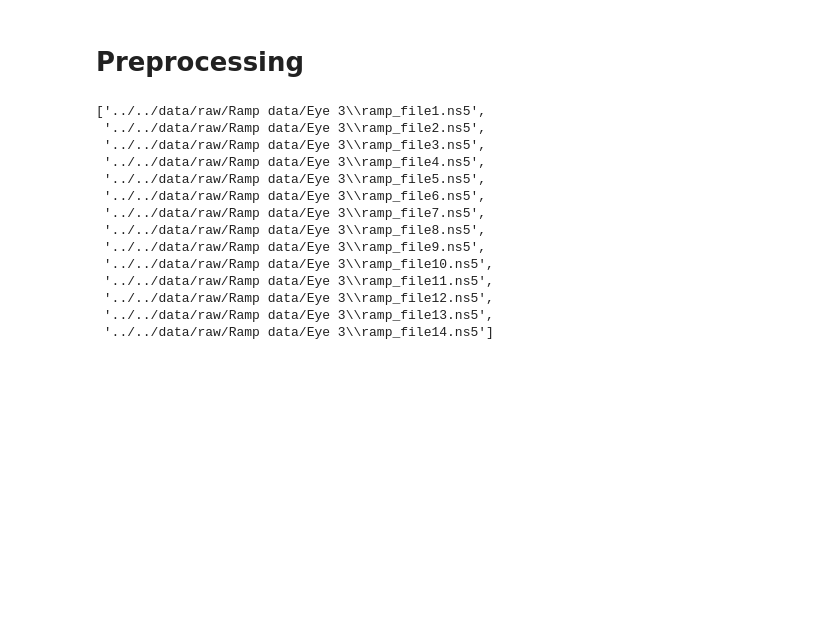
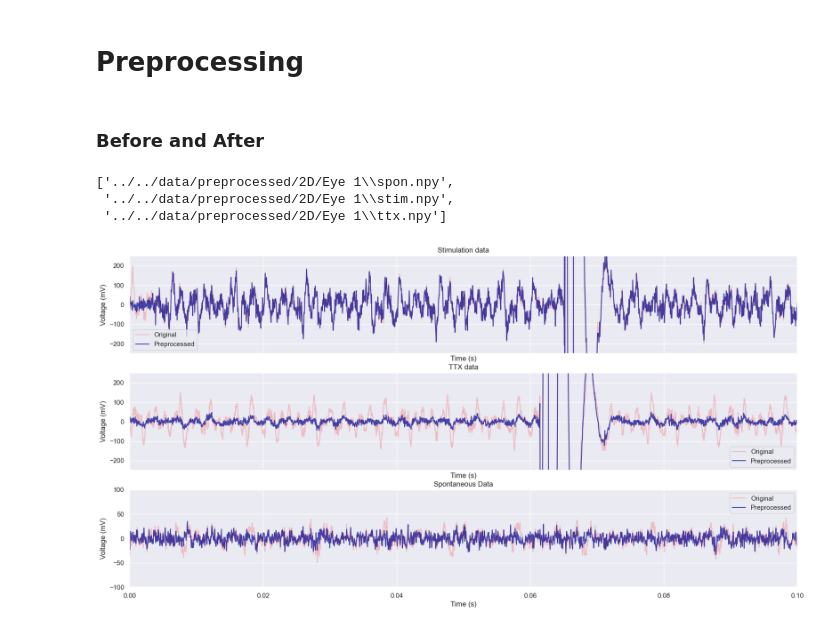
Before and after one commit to TheresaDF/NeuronSpikeEye, a Jupyter notebook: src/visualizations/preprocessing.ipynb, the cells around one changed output. Cells and saved outputs as stored; diff of their text form; code cells hidden in the pictures; blank space fills up the shorter version.

```diff
--- a/src/visualizations/preprocessing.ipynb
+++ b/src/visualizations/preprocessing.ipynb
@@ -9,24 +10,47 @@ import seaborn as sns
 
 sns.set_theme()
-# %%
-import glob
-import os
-eye = 2
-
-paths = sorted(glob.glob(os.path.join("../../data/raw/Ramp data/Eye " + str(eye+1), "*.ns5")), key = len)
-paths
-# %% [output]
-['../../data/raw/Ramp data/Eye 3\\ramp_file1.ns5',
- '../../data/raw/Ramp data/Eye 3\\ramp_file2.ns5',
- '../../data/raw/Ramp data/Eye 3\\ramp_file3.ns5',
- '../../data/raw/Ramp data/Eye 3\\ramp_file4.ns5',
- '../../data/raw/Ramp data/Eye 3\\ramp_file5.ns5',
- '../../data/raw/Ramp data/Eye 3\\ramp_file6.ns5',
- '../../data/raw/Ramp data/Eye 3\\ramp_file7.ns5',
- '../../data/raw/Ramp data/Eye 3\\ramp_file8.ns5',
- '../../data/raw/Ramp data/Eye 3\\ramp_file9.ns5',
- '../../data/raw/Ramp data/Eye 3\\ramp_file10.ns5',
- '../../data/raw/Ramp data/Eye 3\\ramp_file11.ns5',
- '../../data/raw/Ramp data/Eye 3\\ramp_file12.ns5',
- '../../data/raw/Ramp data/Eye 3\\ramp_file13.ns5',
- '../../data/raw/Ramp data/Eye 3\\ramp_file14.ns5']
+# %% [markdown]
+### Before and After
+# %%
+glob.glob("../../data/preprocessed/2D/Eye 1/*.npy")
+# %% [output]
+['../../data/preprocessed/2D/Eye 1\\spon.npy',
+ '../../data/preprocessed/2D/Eye 1\\stim.npy',
+ '../../data/preprocessed/2D/Eye 1\\ttx.npy']
+# %%
+# before
+paths_before = glob.glob("../../data/raw/2D/Eye 1/*.ns5")
+stim_before, ttx_before, spon_before = read_ns5_file(paths_before[0])[1], read_ns5_file(paths_before[1])[1], read_ns5_file(paths_before[2])[1]
+
+# after
+paths_after = glob.glob("../../data/preprocessed/2D/Eye 1/*.npy")
+stim_after, ttx_after, spon_after = np.load(paths_after[1]), np.load(paths_after[2]), np.load(paths_after[0])
+
+channel = 0
+times = np.arange(0, len(stim_before)/30000, 1/30000)
+
+# plot
+fig, ax = plt.subplots(3, 1, figsize=(20, 10), sharex=True)
+ax[0].plot(times, stim_before[:, channel], color = "red", alpha = 0.2)
+ax[0].plot(times, stim_after[:, channel], color = "darkblue", alpha = 0.7)
+ax[0].set_title("Stimulation data")
+ax[0].set_ylim([-250, 250])
+
+ax[1].plot(times, ttx_before[:, channel], color = "red",alpha = 0.2)
+ax[1].plot(times, ttx_after[:, channel], color = "darkblue", alpha = 0.7)
+ax[1].set_title("TTX data")
+ax[1].set_ylim([-250, 250])
+
+ax[2].plot(times, spon_before[:, channel], color = "red", alpha = 0.2)
+ax[2].plot(times, spon_after[:, channel], color = "darkblue", alpha = 0.7)
+ax[2].set_title("Spontaneous Data")
+ax[2].set_ylim([-100, 100])
+
+[a.set_xlabel("Time (s)") for a in ax]
+[a.set_ylabel("Voltage (mV)") for a in ax]
+[a.set_xlim([0, 0.1]) for a in ax]
+[a.legend(["Original", "Preprocessed"]) for a in ax]
+
+plt.show()
+# %% [output]
+[figure, added]
```
Also changed, not shown: parts of 1 cell of this notebook.
